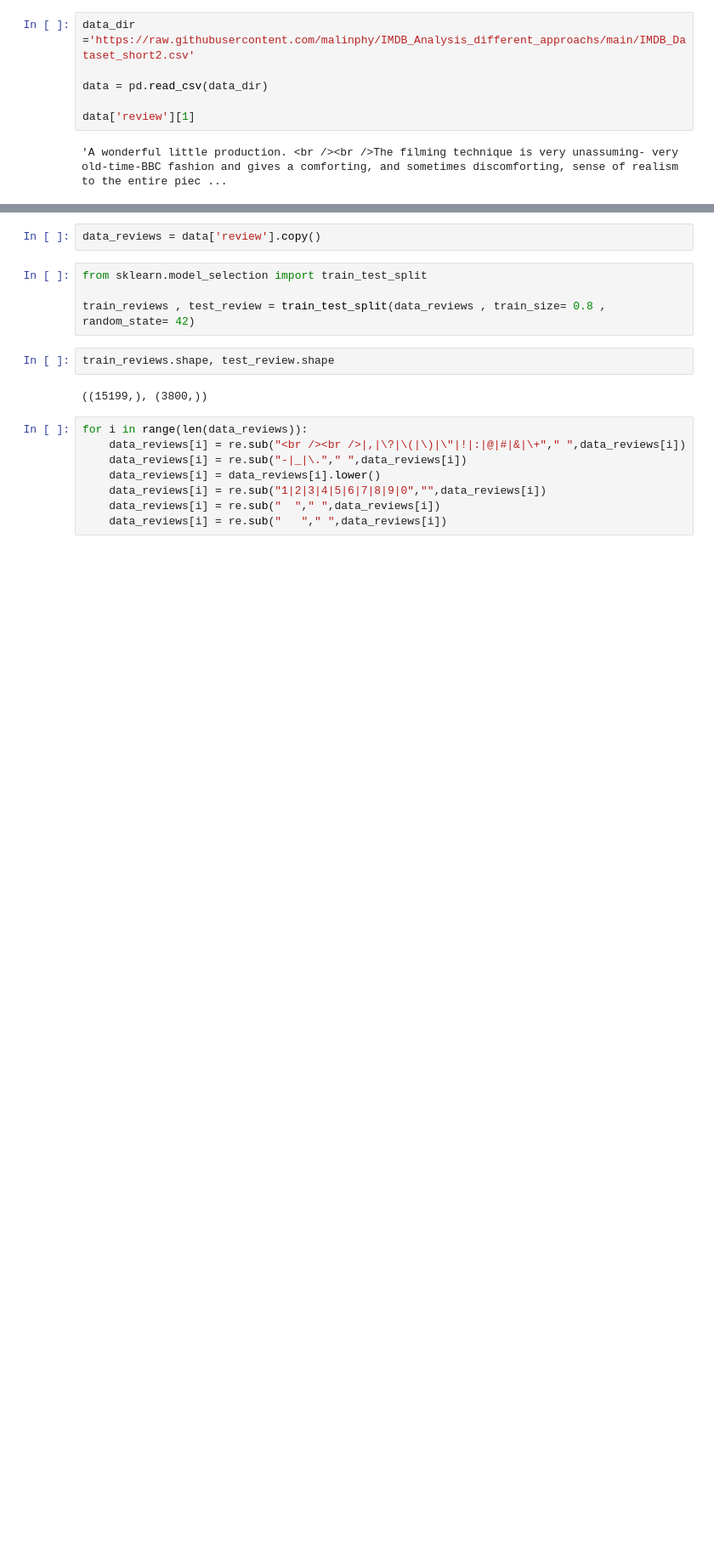
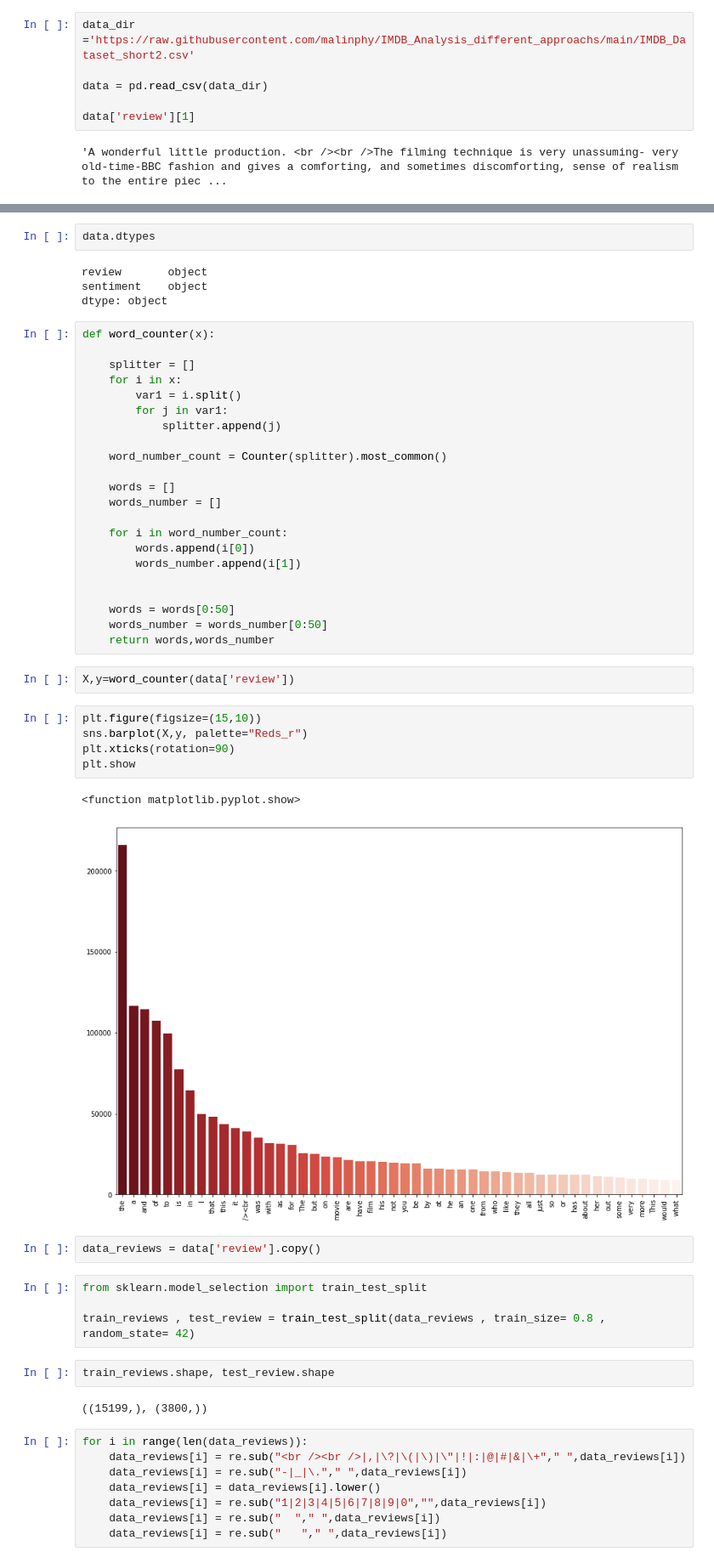
Before and after one commit to malinphy/IMDB_Analysis_different_approachs, a Jupyter notebook: IMDB_different_tokens.ipynb, the cells around one changed output, grey strips where cells are left out. Shown: that part at 85% size. Saved outputs shown, nothing was run; the diff lists cells and outputs as text; blank space fills up the shorter version.

```diff
--- a/IMDB_different_tokens.ipynb
+++ b/IMDB_different_tokens.ipynb
@@ -17,3 +41,41 @@ data['review'][1]
+# %%
+data.dtypes
+# %% [output]
+review       object
+sentiment    object
+dtype: object
+# %%
+def word_counter(x):
+
+    splitter = []
+    for i in x:
+        var1 = i.split()
+        for j in var1:
+            splitter.append(j)
+
+    word_number_count = Counter(splitter).most_common()
+
+    words = []
+    words_number = []
+
+    for i in word_number_count:
+        words.append(i[0])
+        words_number.append(i[1])
+
+
+    words = words[0:50]
+    words_number = words_number[0:50]
+    return words,words_number
+# %%
+X,y=word_counter(data['review'])
+# %%
+plt.figure(figsize=(15,10))
+sns.barplot(X,y, palette="Reds_r")
+plt.xticks(rotation=90)
+plt.show
+# %% [output]
+<function matplotlib.pyplot.show>
+[figure, added]
 # %%
 data_reviews = data['review'].copy()
 # %%
```
Also changed, not shown: parts of 3 cells of this notebook.
